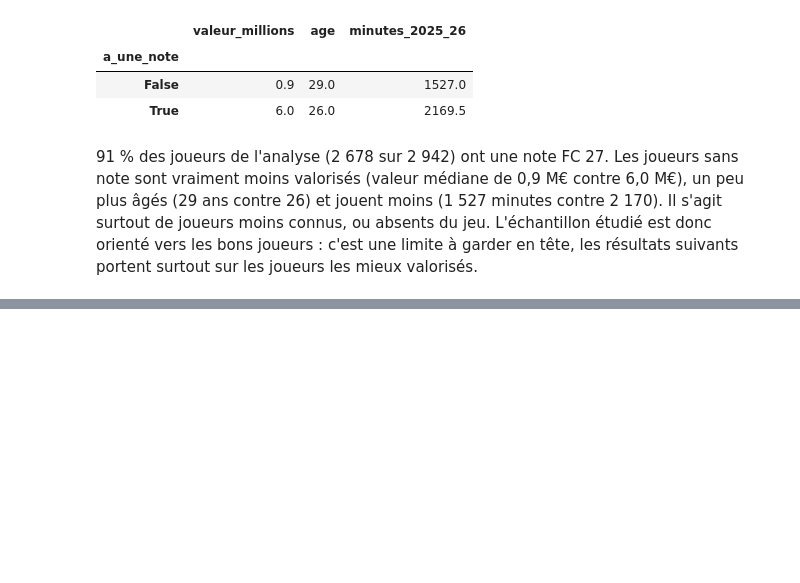
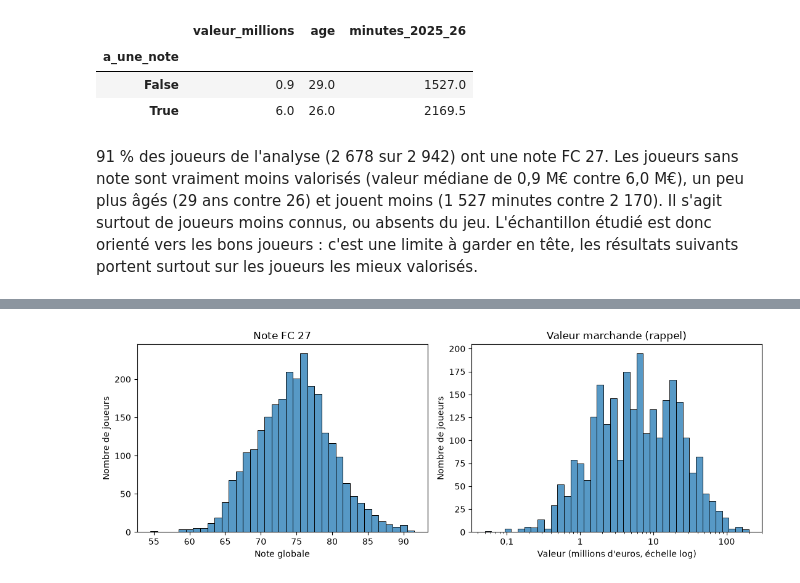
Before and after one commit to Iseo-sort/projet_python_football, a Jupyter notebook: notebooks/analyse_fifa.ipynb, the cells around one changed output, grey strips where cells are left out. Cells and saved outputs as stored; diff of their text form; code cells hidden in the pictures; blank space fills up the shorter version.

Commit message:
Analyse FIFA : distribution des notes

```diff
--- a/notebooks/analyse_fifa.ipynb
+++ b/notebooks/analyse_fifa.ipynb
@@ -78,0 +93,15 @@ joueurs.groupby("a_une_note")[["valeur_millions", "age", "minutes_2025_26"]].med
+# %%
+fig, axes = plt.subplots(1, 2, figsize=(11, 4))
+
+sns.histplot(data=joueurs_notes, x="note", discrete=True, ax=axes[0])
+axes[0].set(title="Note FC 27", xlabel="Note globale", ylabel="Nombre de joueurs")
+
+sns.histplot(data=joueurs_notes, x="valeur_millions", bins=40, log_scale=True, ax=axes[1])
+axes[1].set_xticks([0.1, 1, 10, 100], labels=["0,1", "1", "10", "100"])
+axes[1].set(title="Valeur marchande (rappel)", xlabel="Valeur (millions d'euros, échelle log)",
+            ylabel="Nombre de joueurs")
+
+plt.tight_layout()
+plt.show()
+# %% [output]
+[figure, added]
```
Also changed, not shown: parts of 5 cells of this notebook.
